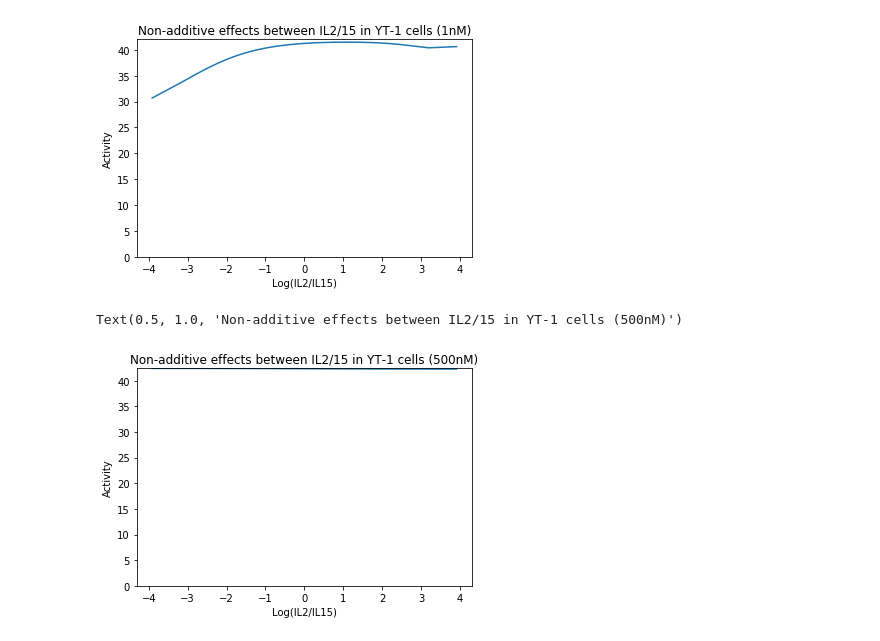
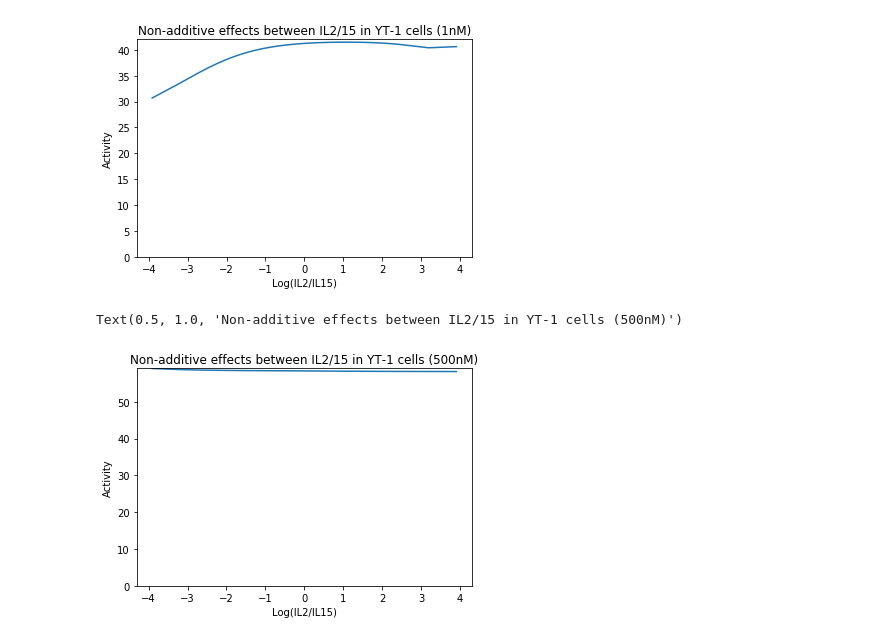
Before and after one commit to meyer-lab/gc-valent, a Jupyter notebook: IL2-15 Nonadditive.ipynb, the cells around one changed output. Drawn from its saved outputs; the diff is of its cells as text; code cells hidden in the pictures.

```diff
--- a/IL2-15 Nonadditive.ipynb
+++ b/IL2-15 Nonadditive.ipynb
@@ -10,22 +7 @@ from ckine.tensor_generation import ySolver
-# %%
-def input_IL2_15(final_conc, num):
-    '''Function that creates the input for the solver. Takes in 1nM or 500nM for final_conc.'''
-    Rexpr = np.array([3.8704, 0.734, 1.7147, 0.32010875, 0.0, 0.0, 0.0, 0.0]) #Il2ra, Il2rb, Il2rg, Il15ra, Il7r, Il9r, IL4Ra, IL21Ra in that order
-    ligand_conc = np.zeros((num, 6)) # Cytokine stimulation concentrations in the following order: IL2, 15, 7, 9, 4, 21, and in nM.
-    IL2 = np.linspace(final_conc, final_conc/num, num)
-    IL15 = np.linspace(final_conc/num, final_conc, num)
-    for ii in range(num):
-        ligand_conc[ii, 0:2] = [IL2[ii], IL15[ii]]
-    return ligand_conc, Rexpr, np.log(IL2/IL15)
-
-def solve_IL2_IL15(final_conc, num, time, nSpecies):
-    """Function to simulate model with IL2 and IL15 only at timepoint tps."""
-    ligand_conc, Rexpr, xaxis = input_IL2_15(final_conc, num)
-    tps = np.array([time])
-    yOut = np.zeros((num, nSpecies()))
-    active = np.zeros((num))
-    for ii in range(num):
-        yOut[ii] = ySolver(np.concatenate((ligand_conc[ii], Rexpr)), tps)
-        active[ii] = getTotalActiveCytokine(0, np.squeeze(yOut[ii])) + getTotalActiveCytokine(1, np.squeeze(yOut[ii]))
-    return active, num, xaxis
 # %%
@@ -40,13 +16,13 @@ ax.set_title('Non-additive effects between IL2/15 in YT-1 cells (1nM)')
 Text(0.5, 1.0, 'Non-additive effects between IL2/15 in YT-1 cells (1nM)')
 [figure]
 # %%
-y,num, xaxis = solve_IL2_IL15(500.0, 50, 500.0, nSpecies)
+y,num, xaxis = solve_IL2_IL15(500.0, 50, 240.0)
 f, ax = plt.subplots()
 ax.plot(xaxis, y)
 ax.set_xlabel('Log(IL2/IL15)')
 ax.set_ylabel('Activity')
 ax.set_ylim(bottom = 0)
 ax.set_title('Non-additive effects between IL2/15 in YT-1 cells (500nM)')
 # %% [output]
 Text(0.5, 1.0, 'Non-additive effects between IL2/15 in YT-1 cells (500nM)')
-[figure, old version]
+[figure, new version]
```
Also changed, not shown: parts of 2 cells of this notebook, 1 other file.
